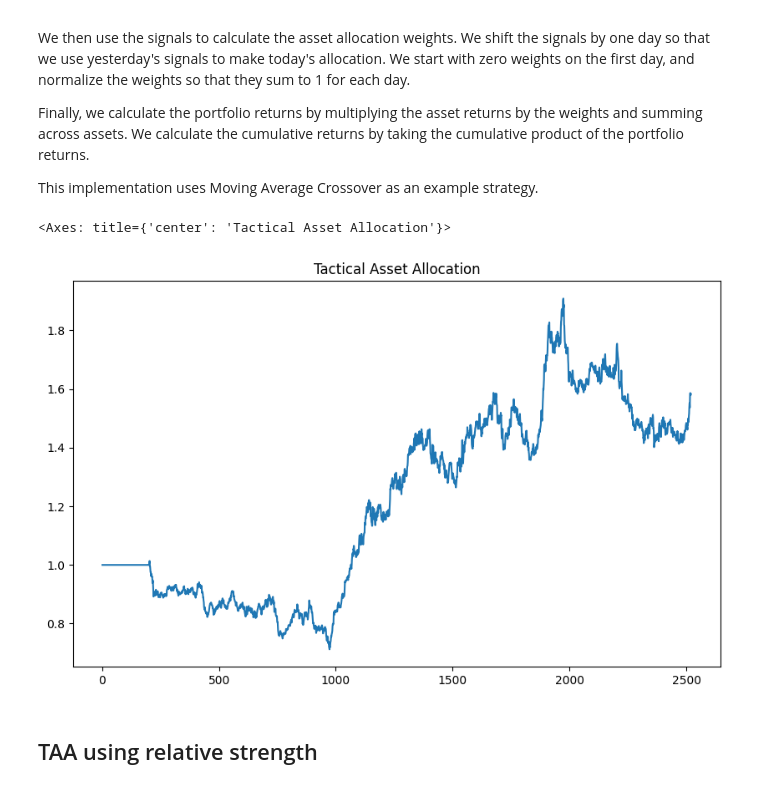
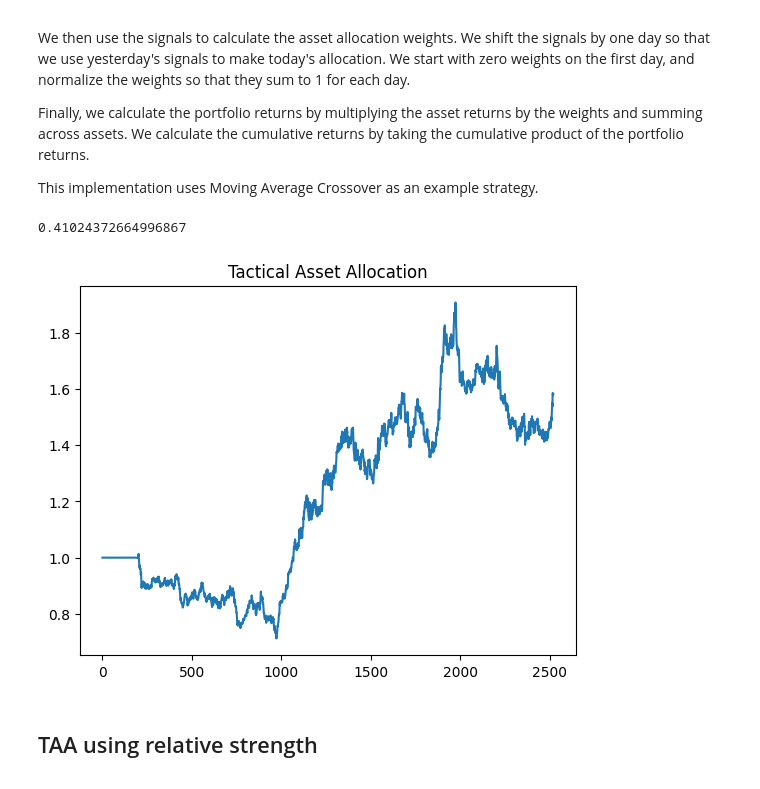
Before and after one commit to Ae-bii/uchicago-trading-2023, a Jupyter notebook: case3/data/analysis/case3.ipynb, the cells around one changed output. Drawn from its saved outputs; the diff is of its cells as text; code cells hidden in the pictures.

```diff
--- a/case3/data/analysis/case3.ipynb
+++ b/case3/data/analysis/case3.ipynb
@@ -200,34 +240,36 @@ This implementation uses Moving Average Crossover as an example strategy.
 # %%
 # Define the long and short moving averages
 long_ma = 200
 short_ma = 50
 
 # Calculate the moving averages
 ma_long = data.rolling(long_ma).mean()
 ma_short = data.rolling(short_ma).mean()
 
 # Create signals based on the moving average crossover
 signals = pd.DataFrame(0, index=data.index, columns=data.columns)
 signals[ma_short > ma_long] = 1
 signals[ma_short <= ma_long] = -1
 
 # Calculate the asset allocation weights
 weights = signals.shift(1)  # Use yesterday's signals to make today's allocation
 weights.iloc[0, :] = 0  # Start with zero weights
 weights = weights.div(np.abs(weights).sum(axis=1), axis=0)  # Normalize to sum to 1
 
 # Calculate the portfolio returns
 returns = data.pct_change()
 portfolio_returns = (weights * returns).sum(axis=1)
 
 # Calculate the cumulative returns
 cumulative_returns = (1 + portfolio_returns).cumprod()
 
 # Plot the results
-cumulative_returns.plot(figsize=(10, 6), title='Tactical Asset Allocation')
+cumulative_returns.plot( title='Tactical Asset Allocation')
+sharpe_ratio = np.sqrt(252) * portfolio_returns.mean() / portfolio_returns.std()
+print(sharpe_ratio)
 # %% [output]
-<Axes: title={'center': 'Tactical Asset Allocation'}>
+0.41024372664996867
-[figure, old version]
+[figure, new version]
 # %% [markdown]
 ## TAA using relative strength
 # %%
```
Also changed, not shown: parts of 10 cells of this notebook.
